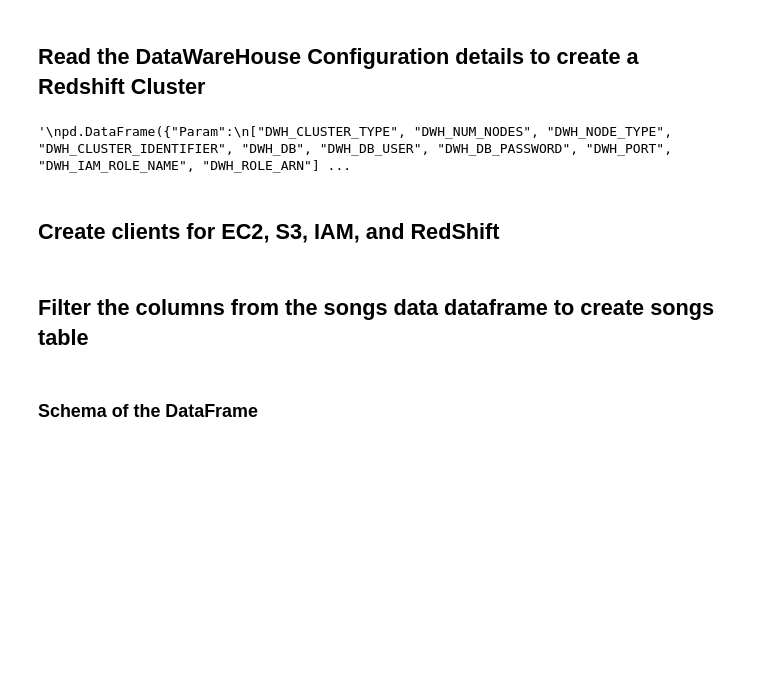
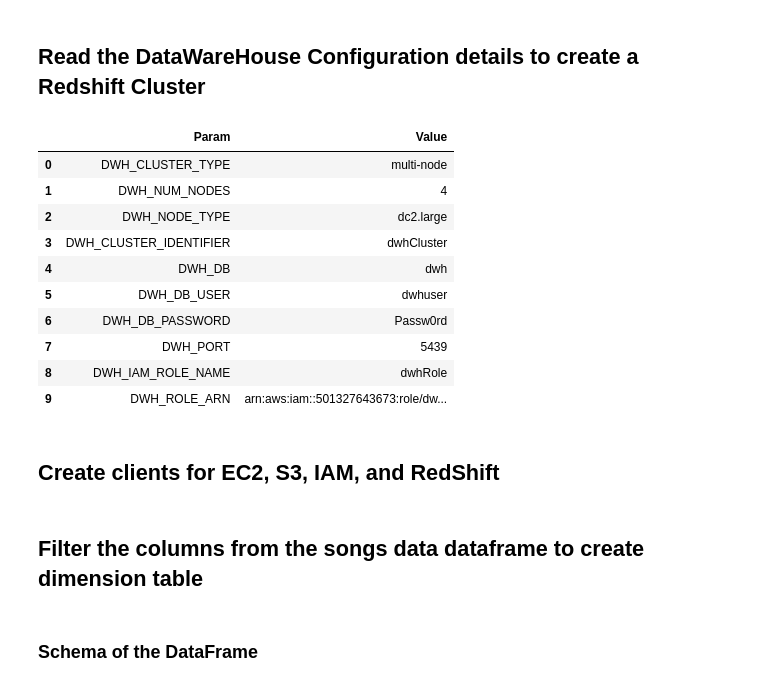
Before and after one commit to ranjithpals/100DaysOfCode, a Jupyter notebook: ETL.ipynb, the cells around one changed output. Drawn from its saved outputs; the diff is of its cells as text; code cells hidden in the pictures; blank space fills up the shorter version.

```diff
--- a/ETL.ipynb
+++ b/ETL.ipynb
@@ -99,29 +99,38 @@ log_f1.limit(2).toPandas()
 # %%
 DWH_CLUSTER_TYPE       = config.get("DWH","DWH_CLUSTER_TYPE")
 DWH_NUM_NODES          = config.get("DWH","DWH_NUM_NODES")
 DWH_NODE_TYPE          = config.get("DWH","DWH_NODE_TYPE")
 
 DWH_CLUSTER_IDENTIFIER = config.get("DWH","DWH_CLUSTER_IDENTIFIER")
 DWH_ENDPOINT           = config.get("DWH", "DWH_ENDPOINT")
 DWH_DB                 = config.get("DWH","DWH_DB")
 DWH_DB_USER            = config.get("DWH","DWH_DB_USER")
 DWH_DB_PASSWORD        = config.get("DWH","DWH_DB_PASSWORD")
 DWH_PORT               = config.get("DWH","DWH_PORT")
 
 DWH_IAM_ROLE_NAME      = config.get("DWH", "DWH_IAM_ROLE_NAME")
 DWH_ROLE_ARN           = config.get("IAM_ROLE", "ARN")
 
 (DWH_DB_USER, DWH_DB_PASSWORD, DWH_DB)
 
-'''
+
 pd.DataFrame({"Param":
 ["DWH_CLUSTER_TYPE", "DWH_NUM_NODES", "DWH_NODE_TYPE", "DWH_CLUSTER_IDENTIFIER", "DWH_DB", "DWH_DB_USER", "DWH_DB_PASSWORD", "DWH_PORT", "DWH_IAM_ROLE_NAME", "DWH_ROLE_ARN"],
               "Value":
 [DWH_CLUSTER_TYPE, DWH_NUM_NODES, DWH_NODE_TYPE, DWH_CLUSTER_IDENTIFIER, DWH_DB, DWH_DB_USER, DWH_DB_PASSWORD, DWH_PORT, DWH_IAM_ROLE_NAME, DWH_ROLE_ARN]
              })
-'''
 # %% [output]
-'\npd.DataFrame({"Param":\n["DWH_CLUSTER_TYPE", "DWH_NUM_NODES", "DWH_NODE_TYPE", "DWH_CLUSTER_IDENTIFIER", "DWH_DB", "DWH_DB_USER", "DWH_DB_PASSWORD", "DWH_PORT", "DWH_IAM_ROLE_NAME", "DWH_ROLE_ARN"] ...
+|  | Param | Value |
+| 0 | DWH_CLUSTER_TYPE | multi-node |
+| 1 | DWH_NUM_NODES | 4 |
+| 2 | DWH_NODE_TYPE | dc2.large |
+| 3 | DWH_CLUSTER_IDENTIFIER | dwhCluster |
+| 4 | DWH_DB | dwh |
+| 5 | DWH_DB_USER | dwhuser |
+| 6 | DWH_DB_PASSWORD | Passw0rd |
+| 7 | DWH_PORT | 5439 |
+| 8 | DWH_IAM_ROLE_NAME | dwhRole |
+| 9 | DWH_ROLE_ARN | arn:aws:iam::501327643673:role/dw... |
 # %% [markdown]
 ## Create clients for EC2, S3, IAM, and RedShift
 # %%
@@ -145,7 +154,7 @@ redshift = boto3.client("redshift",
                           aws_access_key_id=KEY,
                           aws_secret_access_key=SECRET)
 # %% [markdown]
-## Filter the columns from the songs data dataframe to create songs table
+## Filter the columns from the songs data dataframe to create dimension table
 # %% [markdown]
 ### Schema of the DataFrame
 # %%
```
Also changed, not shown: parts of 19 cells of this notebook.
